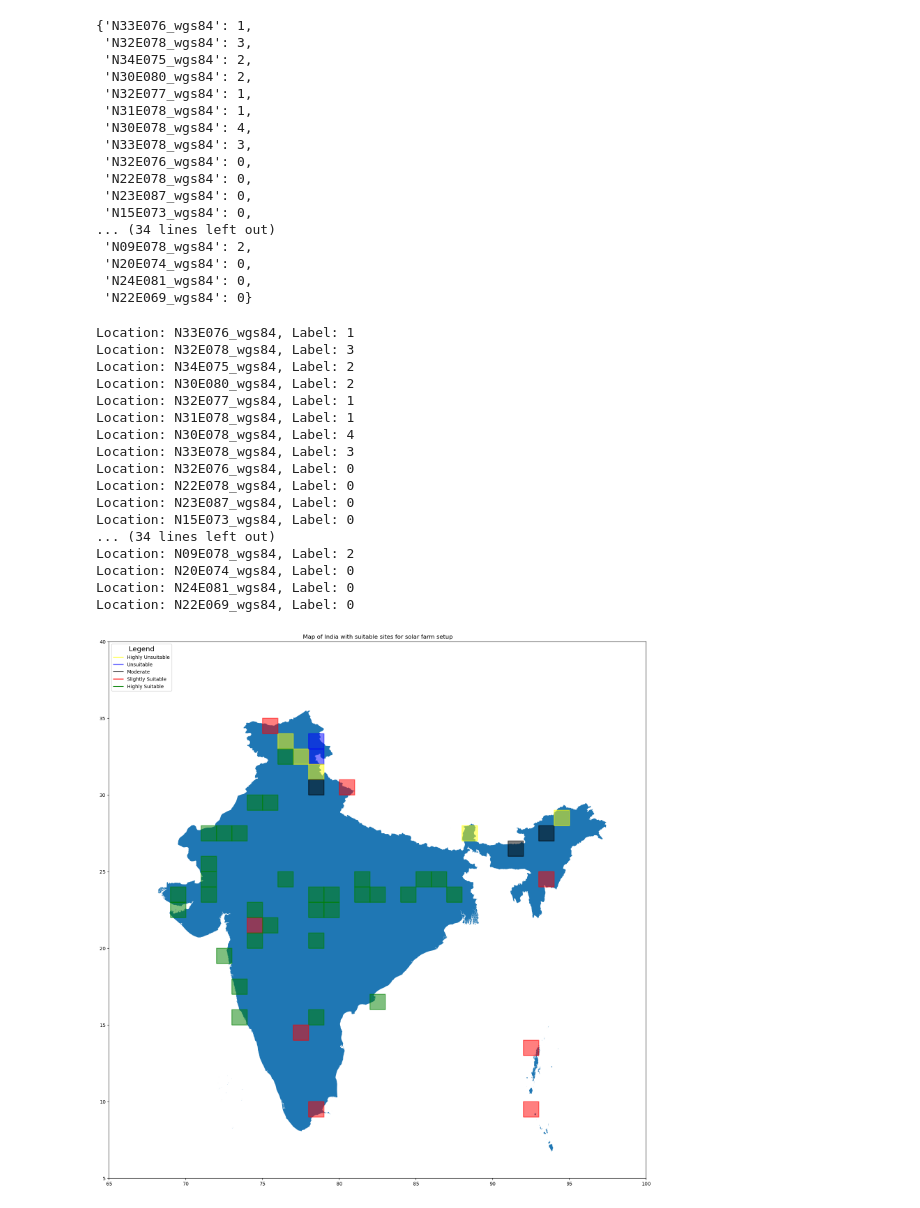
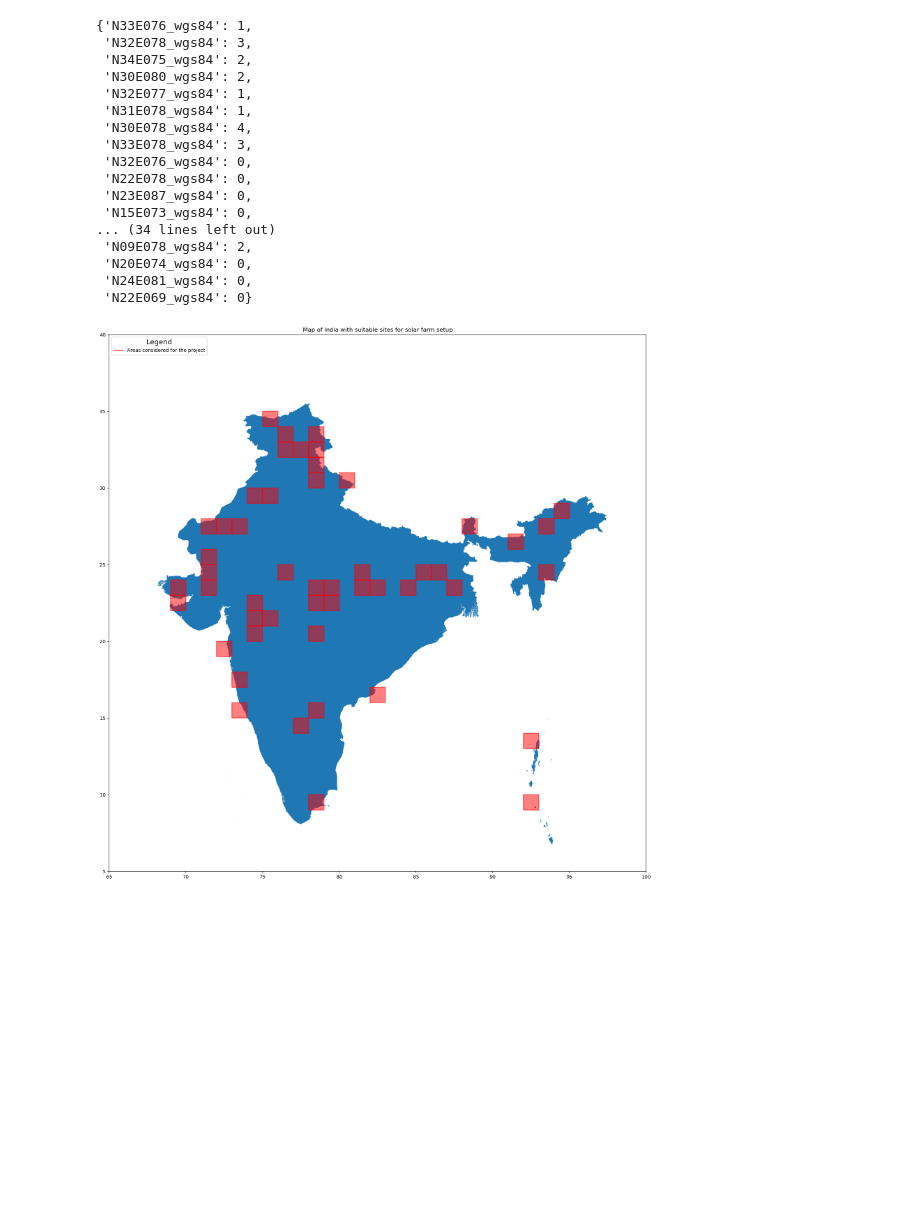
Before and after one commit to smitesh22/Unsupervised-Machine-Learning-For-Solar-Site-Selection, a Jupyter notebook: Code/7.DBScan.ipynb, the cells around one changed output. Cells and saved outputs as stored; diff of their text form; code cells hidden in the pictures; blank space fills up the shorter version.

```diff
--- a/Code/7.DBScan.ipynb
+++ b/Code/7.DBScan.ipynb
@@ -93,6 +93,59 @@ labels_dict
  'N20E074_wgs84': 0,
  'N24E081_wgs84': 0,
  'N22E069_wgs84': 0}
+# %%
+import geopandas as gpd
+import matplotlib.pyplot as plt
+from shapely.geometry import Polygon
+import re
+
+# Load the high-resolution shapefile for India
+india_shapefile = "/home/smitesh22/Data/IND_shp.zip"
+india_map = gpd.read_file(india_shapefile)
+
+# Define an example labels_dict for testing
+
+bbox_gdf = gpd.GeoDataFrame(columns=['geometry', 'color'], crs='EPSG:4326')
+
+#suitable location list
+locations = []
+
+for loc, label in labels_dict.items():
+    # Example pattern to extract latitude and longitude from the location name
+    pattern = r'(\d+)'
+    matches = re.findall(pattern, loc)
+    num = [int(match) for match in matches]
+
+    latitude = [num[0], num[0]+1, num[0]+1, num[0]]
+    longitude = [num[1], num[1], num[1]+1, num[1]+1]
+    bbox_polygon = Polygon(zip(longitude, latitude))
+
+    bbox_gdf = bbox_gdf.append({'geometry': bbox_polygon, 'color': 'red'}, ignore_index=True)
+
+# Plot the India map with bounding boxes
+fig, ax = plt.subplots(figsize=(20, 20))
+india_map.plot(ax=ax)
+
+bbox_gdf.plot(ax=ax, linewidth=2, edgecolor=bbox_gdf['color'], facecolor=bbox_gdf['color'], alpha=0.5)
+
+# Set axis limits for better visualization
+ax.set_xlim(65, 100)
+ax.set_ylim(5, 40)
+
+# Only show the legend for red boxes
+legend_labels = {'red': 'Areas considered for the project'}
+legend_handles = [plt.Line2D([], [], color=color, label=label) for color, label in legend_labels.items()]
+legend = ax.legend(handles=legend_handles, title='Legend', loc='upper left')
+legend.get_title().set_fontsize('x-large')
+
+# Set a title
+plt.title('Map of India with suitable sites for solar farm setup')
+plt.savefig('india_map_with_highlighted_data.png', bbox_inches='tight')
+
+# Display the map
+plt.show()
+# %% [output]
+[figure, added]
 # %%
 import geopandas as gpd
 import matplotlib.pyplot as plt
@@ -161,25 +214,6 @@ plt.savefig('india_map_with_bounding_boxes.png', bbox_inches='tight')
 
 # Display the map
 plt.show()
-# %% [output]
-Location: N33E076_wgs84, Label: 1
-Location: N32E078_wgs84, Label: 3
-Location: N34E075_wgs84, Label: 2
-Location: N30E080_wgs84, Label: 2
-Location: N32E077_wgs84, Label: 1
-Location: N31E078_wgs84, Label: 1
-Location: N30E078_wgs84, Label: 4
-Location: N33E078_wgs84, Label: 3
-Location: N32E076_wgs84, Label: 0
-Location: N22E078_wgs84, Label: 0
-Location: N23E087_wgs84, Label: 0
-Location: N15E073_wgs84, Label: 0
-... (34 lines left out)
-Location: N09E078_wgs84, Label: 2
-Location: N20E074_wgs84, Label: 0
-Location: N24E081_wgs84, Label: 0
-Location: N22E069_wgs84, Label: 0
-[figure, removed]
 # %%
 plt.show()
 # %%
```
Also changed, not shown: parts of 1 cell of this notebook, 13 other files.
